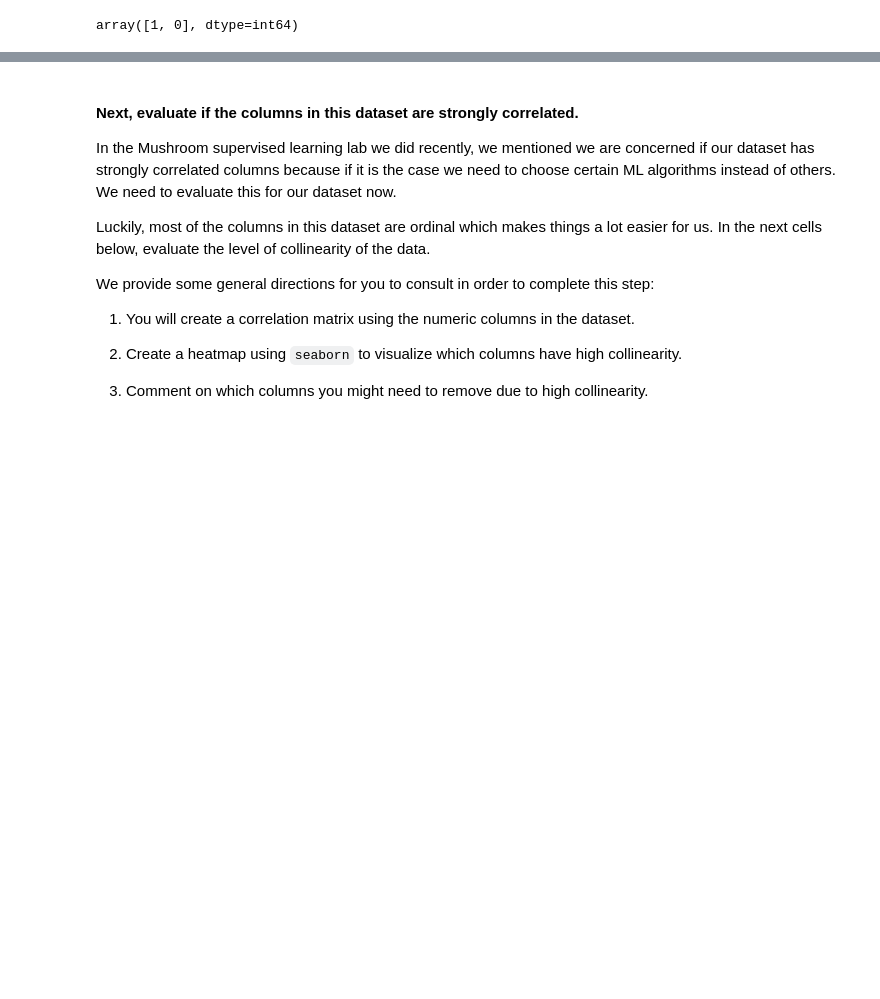
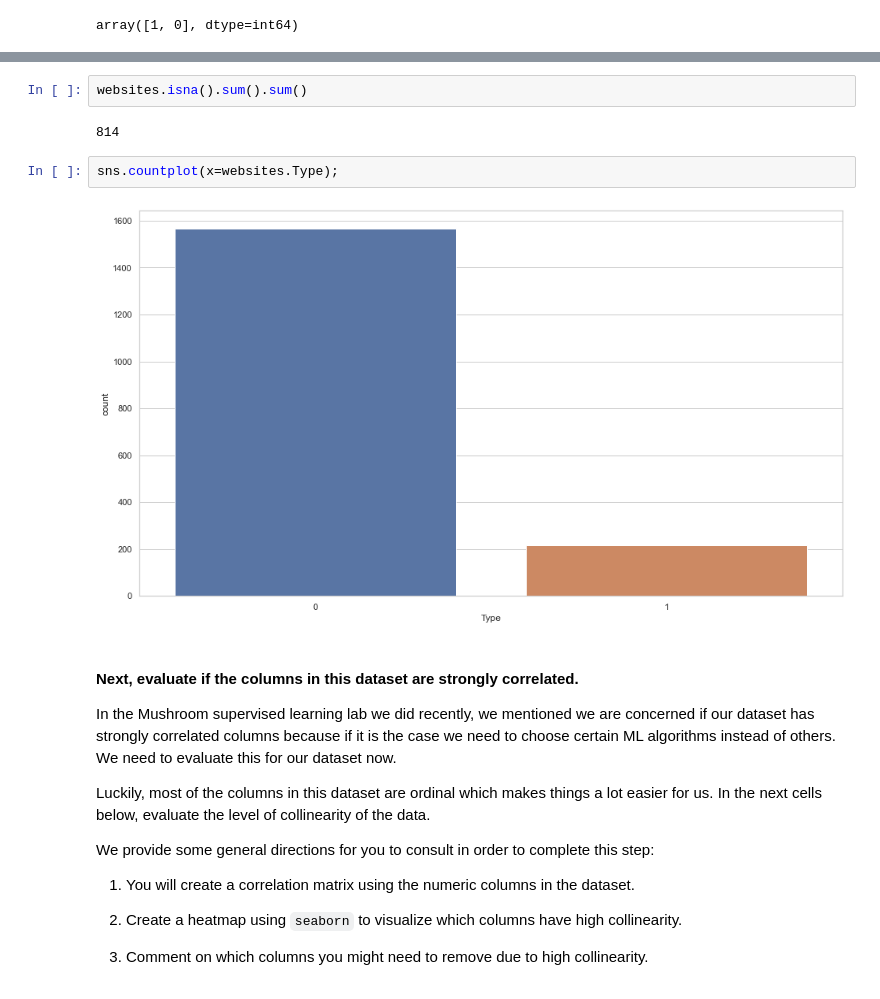
Before and after one commit to PaolaKarina/lab-supervised-learning, a Jupyter notebook: your-code/main.ipynb, the cells around one changed output, grey strips where cells are left out. Cells and saved outputs as stored; diff of their text form; blank space fills up the shorter version.

```diff
--- a/your-code/main.ipynb
+++ b/your-code/main.ipynb
@@ -94,3 +114,11 @@ array([1, 0], dtype=int64)
+# %%
+websites.isna().sum().sum()
+# %% [output]
+814
+# %%
+sns.countplot(x=websites.Type);
+# %% [output]
+[figure, added]
 # %% [markdown]
 #### Next, evaluate if the columns in this dataset are strongly correlated.
 
```
Also changed, not shown: parts of 60 cells of this notebook.
